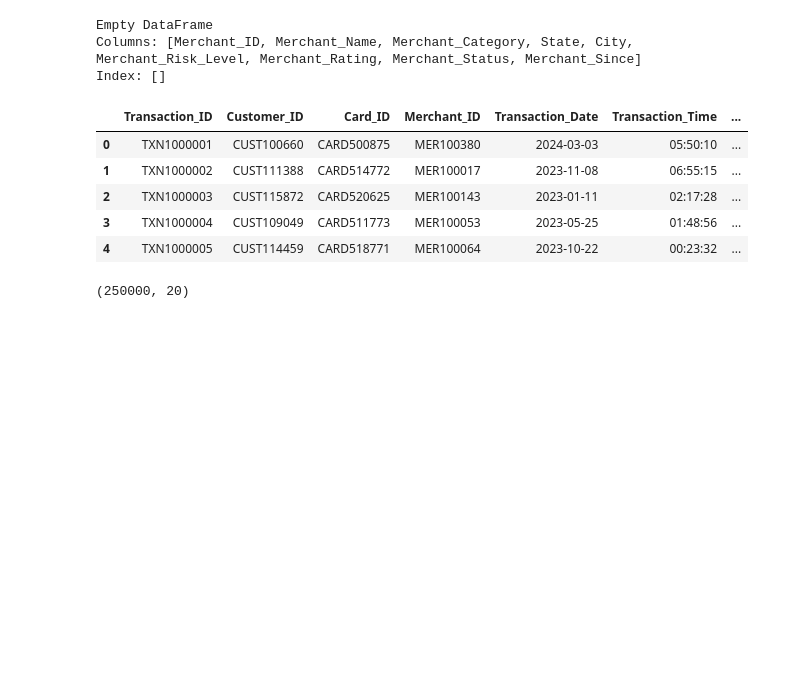
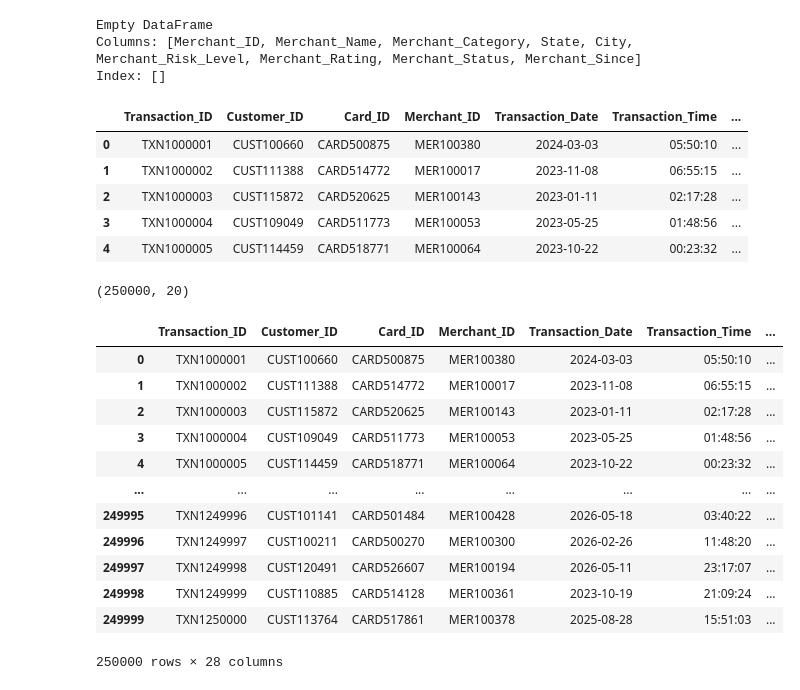
Before and after one commit to Kanjerih/Indian-Financial-Fraud, a Jupyter notebook: Indian-Financial-Fraud.ipynb, the cells around one changed output. Cells and saved outputs as stored; diff of their text form; code cells hidden in the pictures; blank space fills up the shorter version.

```diff
--- a/Indian-Financial-Fraud.ipynb
+++ b/Indian-Financial-Fraud.ipynb
@@ -76,4 +76,20 @@ transactions_df.shape
 # %% [output]
 (250000, 20)
 # %%
-transactions_df.drop['Customer_ID']
+cards_df = cards_df.drop(columns=['Customer_ID'])
+# %%
+pd.merge(transactions_df, cards_df)
+# %% [output]
+|  | Transaction_ID | Customer_ID | Card_ID | Merchant_ID | Transaction_Date | Transaction_Time | ... |
+| 0 | TXN1000001 | CUST100660 | CARD500875 | MER100380 | 2024-03-03 | 05:50:10 | ... |
+| 1 | TXN1000002 | CUST111388 | CARD514772 | MER100017 | 2023-11-08 | 06:55:15 | ... |
+| 2 | TXN1000003 | CUST115872 | CARD520625 | MER100143 | 2023-01-11 | 02:17:28 | ... |
+| 3 | TXN1000004 | CUST109049 | CARD511773 | MER100053 | 2023-05-25 | 01:48:56 | ... |
+| 4 | TXN1000005 | CUST114459 | CARD518771 | MER100064 | 2023-10-22 | 00:23:32 | ... |
+| ... | ... | ... | ... | ... | ... | ... | ... |
+| 249995 | TXN1249996 | CUST101141 | CARD501484 | MER100428 | 2026-05-18 | 03:40:22 | ... |
+| 249996 | TXN1249997 | CUST100211 | CARD500270 | MER100300 | 2026-02-26 | 11:48:20 | ... |
+| 249997 | TXN1249998 | CUST120491 | CARD526607 | MER100194 | 2026-05-11 | 23:17:07 | ... |
+| 249998 | TXN1249999 | CUST110885 | CARD514128 | MER100361 | 2023-10-19 | 21:09:24 | ... |
+| 249999 | TXN1250000 | CUST113764 | CARD517861 | MER100378 | 2025-08-28 | 15:51:03 | ... |
+250000 rows × 28 columns
```
Also changed, not shown: parts of 1 cell of this notebook.
